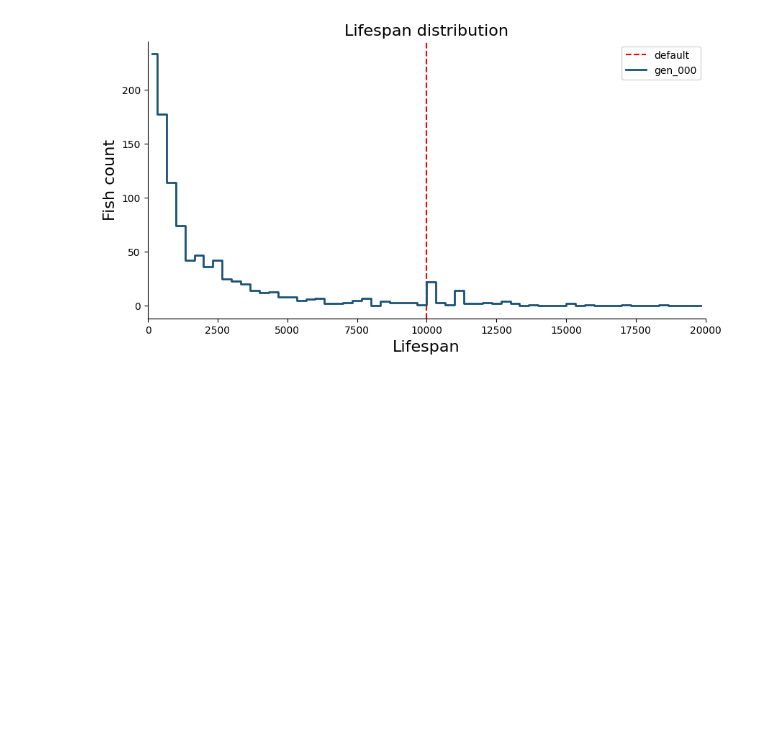
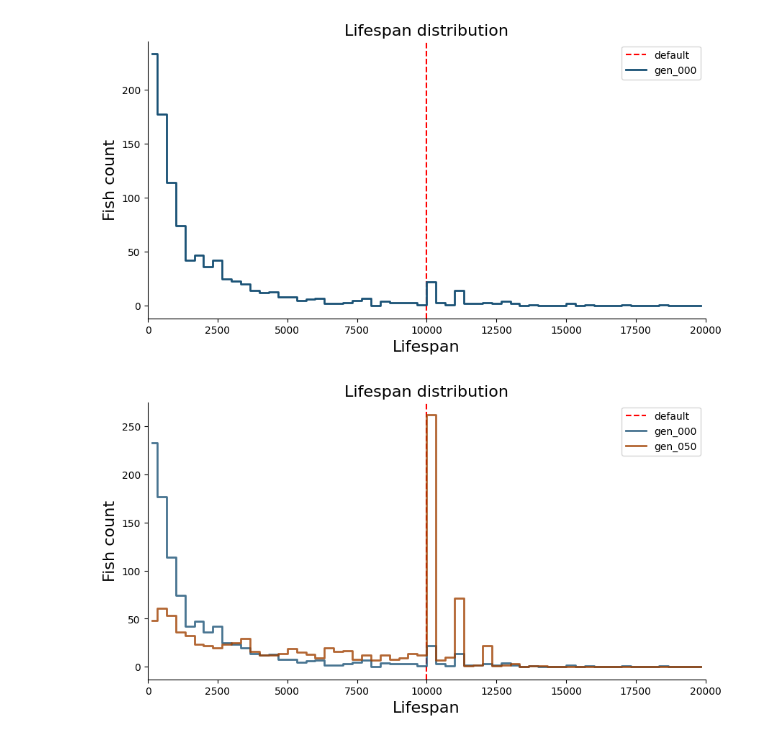
Before and after one commit to zhuangjun1981/littlefish, a Jupyter notebook: littlefish/scripts/for_webpage/0006_plot_generation_lifespan.ipynb, the cells around one changed output. Saved outputs shown, nothing was run; the diff lists cells and outputs as text; code cells hidden in the pictures; blank space fills up the shorter version.

Commit message:
More code to plot lifespan

```diff
--- a/littlefish/scripts/for_webpage/0006_plot_generation_lifespan.ipynb
+++ b/littlefish/scripts/for_webpage/0006_plot_generation_lifespan.ipynb
@@ -5,8 +5,14 @@ import matplotlib.pyplot as plt
 import seaborn as sns
 import numpy as np
 import pandas as pd
-# %%
-gen_folder = r"F:\little_fish_simulation_logs\generation_0000000"
+# %%
+gen_folder_000 = r"F:\little_fish_simulation_logs\generation_0000000"
+gen_folder_050 = r"F:\little_fish_simulation_logs\generation_0000050"
+color_000 = "#1a5276"
+color_050 = "#a04000"
+
+clip_top_lifespan=20000
+default_lifespan=10000
 # %%
 def plot_generation_lifespan(
     gen_folder,
@@ -14,6 +20,8 @@ def plot_generation_lifespan(
     linecolor='k',
     clip_top_lifespan=30000,
     default_lifespan=10000,
+    should_plot_default=True,
+    **kwargs,
 ):
     lifespans = []
     for fn in os.listdir(gen_folder):
@@ -43,9 +51,10 @@ def plot_generation_lifespan(
     if ax is None:
         f, ax = plt.subplots(figsize=(10, 5))
 
-    ax.axvline(x=default_lifespan, ls='--', color='r', label="default")
-    # ax.bar(df_plot["life span"], df_plot["fish count"], width=bin_width * 0.8,)
-    ax.step(df_plot["life span"], df_plot["fish count"], where='mid', lw=2, color=linecolor, label=f"gen_{generation:03d}")
+    if should_plot_default:
+        ax.axvline(x=default_lifespan, ls='--', color='r', label="default")
+
+    ax.step(df_plot["life span"], df_plot["fish count"], where='mid', lw=2, color=linecolor, label=f"gen_{generation:03d}", **kwargs)
     ax.set_xlim(-10, clip_top_lifespan)
     ax.set_xlabel("Lifespan", fontsize=16)
     ax.set_ylabel("Fish count", fontsize=16)
@@ -67,3 +76,27 @@ plot_generation_lifespan(
 )
 # %% [output]
 [figure]
+# %%
+f, ax = plt.subplots(figsize=(10, 5))
+
+plot_generation_lifespan(
+    gen_folder=gen_folder_000,
+    clip_top_lifespan=clip_top_lifespan,
+    linecolor=color_000,
+    default_lifespan=default_lifespan,
+    should_plot_default=True,
+    ax=ax,
+    alpha=0.8,
+)
+
+plot_generation_lifespan(
+    gen_folder=gen_folder_050,
+    clip_top_lifespan=clip_top_lifespan,
+    linecolor=color_050,
+    default_lifespan=default_lifespan,
+    should_plot_default=False,
+    ax=ax,
+    alpha=0.8,
+)
+# %% [output]
+[figure, added]
```
Also changed, not shown: parts of 1 cell of this notebook, 1 other file.
